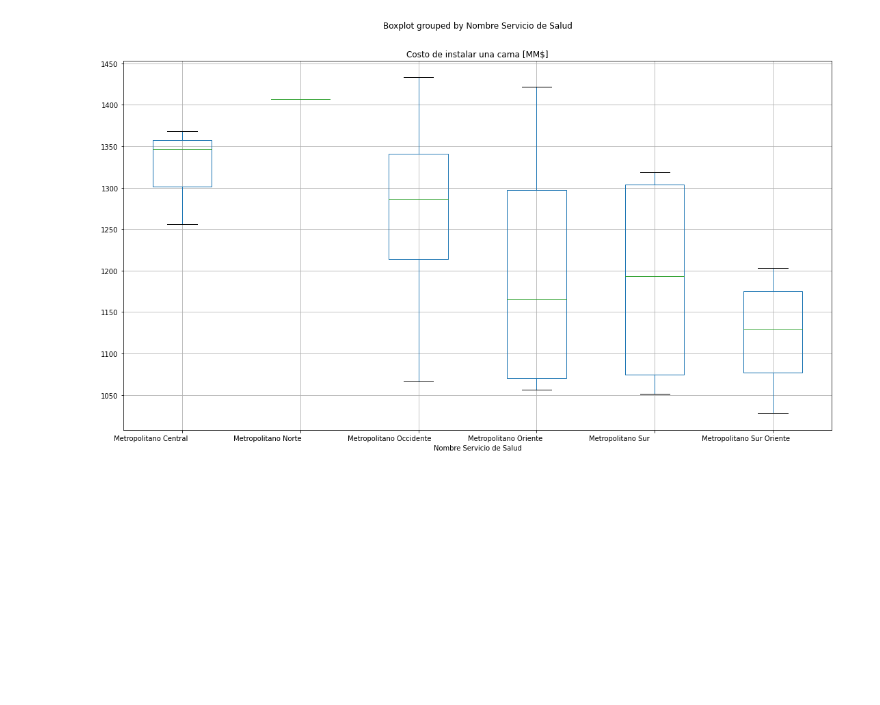
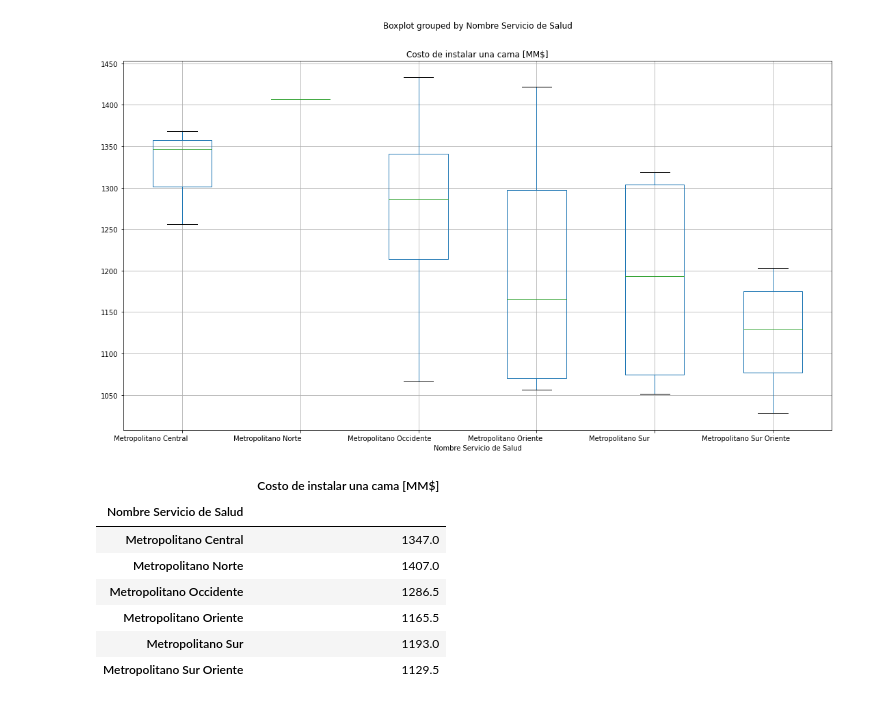
Before and after one commit to remunozz/cienciaDeDatos, a Jupyter notebook: modulo2.ipynb, the cells around one changed output. Saved outputs shown, nothing was run; the diff lists cells and outputs as text; code cells hidden in the pictures; blank space fills up the shorter version.

```diff
--- a/modulo2.ipynb
+++ b/modulo2.ipynb
@@ -403,6 +404,11 @@ plt.show()
 
 Con la librería Seaborn, al igual que con Matplotlib, se pueden visualizar datos, solo que esta se enfoca más en estadísticas. Por ejemplo, a manera de introducción, si usted quisiera realizar nuevamente un Boxplot, pero para la Tabla Hospitales, específicamente del total de camas y el máximo a aumentar se obtiene lo siguiente.
 # %%
+import pandas as pd
+import matplotlib.pyplot as plt
+import seaborn as sns
+
+Hosp_sheet = pd.read_excel("Datos.xls", sheet_name = "Hospitales", header = 0, index_col = None)
 f, ax = plt.subplots(figsize=(20, 10))
 sns.boxplot(data=Hosp_sheet[['Nombre Establecimiento', 'Total Camas Críticas', 'Máxima cantidad de camas a aumetar']],
             whis=[0, 100], width=.6, palette="vlag")
@@ -474,3 +481,15 @@ plt.show()
 pregunta3 = Hosp_sheet.boxplot(column=['Costo de instalar una cama [MM$]'], by = "Nombre Servicio de Salud", figsize = (18,10))
 # %% [output]
 [figure]
+# %%
+dfMediana=Hosp_sheet[['Nombre Servicio de Salud','Costo de instalar una cama [MM$]']].groupby('Nombre Servicio de Salud').median()
+dfMediana
+# %% [output]
+|  | Costo de instalar una cama [MM$] |
+| Nombre Servicio de Salud |  |
+| Metropolitano Central | 1347.0 |
+| Metropolitano Norte | 1407.0 |
+| Metropolitano Occidente | 1286.5 |
+| Metropolitano Oriente | 1165.5 |
+| Metropolitano Sur | 1193.0 |
+| Metropolitano Sur Oriente | 1129.5 |
```
Also changed, not shown: parts of 2 cells of this notebook, 3 other files.
